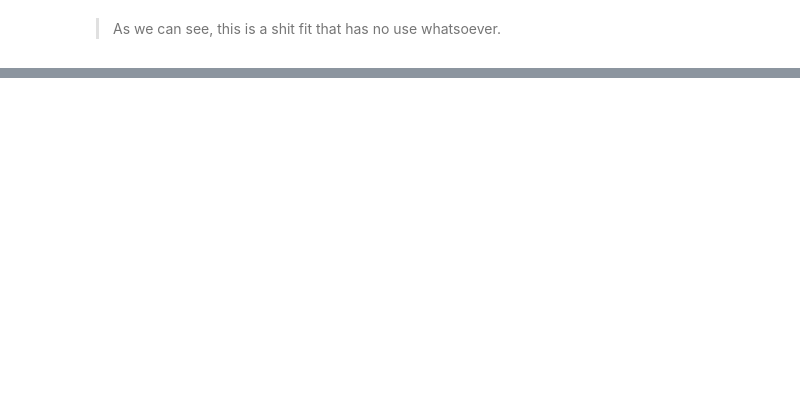
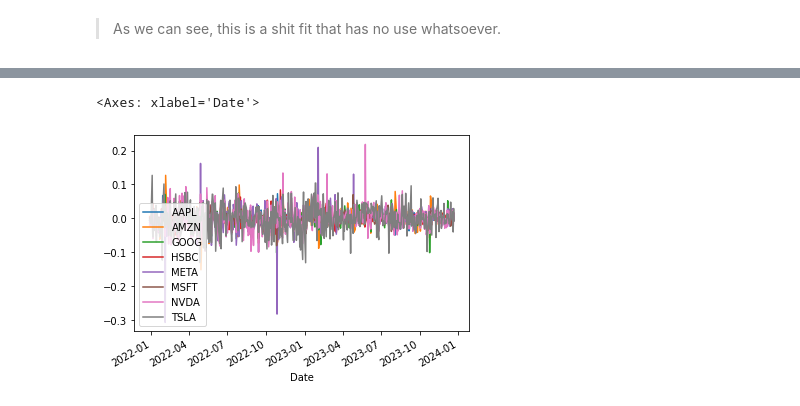
Before and after one commit to adevrent/wqu_mscfe, a Jupyter notebook: Financial Econometrics/M6/BTCH_ETH_var2model.ipynb, the cells around one changed output, grey strips where cells are left out. Cells and saved outputs as stored; diff of their text form; code cells hidden in the pictures; blank space fills up the shorter version.

```diff
--- a/Financial Econometrics/M6/BTCH_ETH_var2model.ipynb
+++ b/Financial Econometrics/M6/BTCH_ETH_var2model.ipynb
@@ -211,0 +248,11 @@ log_df.iloc[:, -2:].plot()
+# %%
+# Create pct_change dataframe
+cols = tuple(df.columns)
+log_dict = {}
+for col in cols:
+    log_dict[col] = np.log((df[col] / df[col].shift(1)))
+log_df = pd.DataFrame(log_dict, index=df.index).dropna()
+log_df.plot()
+# %% [output]
+<Axes: xlabel='Date'>
+[figure, added]
```
Also changed, not shown: parts of 22 cells of this notebook.
